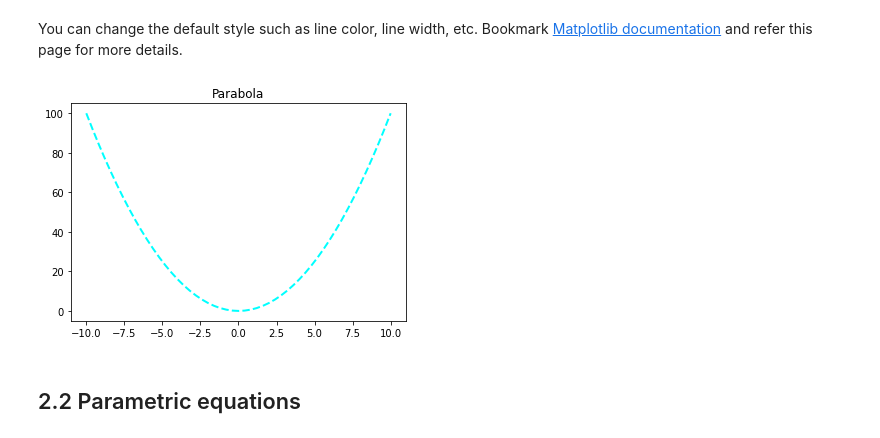
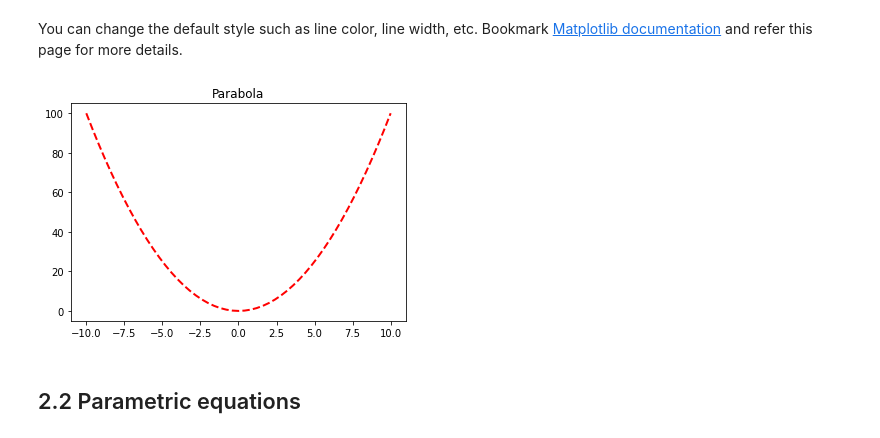
Before and after one commit to theyoungelite/nm2023, a Jupyter notebook: notebooks/ch03_modules_plotting.ipynb, the cells around one changed output. Saved outputs shown, nothing was run; the diff lists cells and outputs as text; code cells hidden in the pictures.

```diff
--- a/notebooks/ch03_modules_plotting.ipynb
+++ b/notebooks/ch03_modules_plotting.ipynb
@@ -191,11 +215,11 @@ plt.show()
 You can change the default style such as line color, line width, etc. Bookmark [Matplotlib documentation](https://matplotlib.org/2.1.1/api/_as_gen/matplotlib.pyplot.plot.html) and refer this page for more details.
 # %%
 #=== plot
-plt.plot(x,y,linestyle='dashed',color='cyan',linewidth=2)
+plt.plot(x,y,linestyle='dashed',color='red',linewidth=2)
 plt.title('Parabola')
 plt.show()
 # %% [output]
-[figure, old version]
+[figure, new version]
 # %% [markdown]
 ## 2.2 Parametric equations
 # %% [markdown]
```
Also changed, not shown: parts of 9 cells of this notebook, 13 other files.
